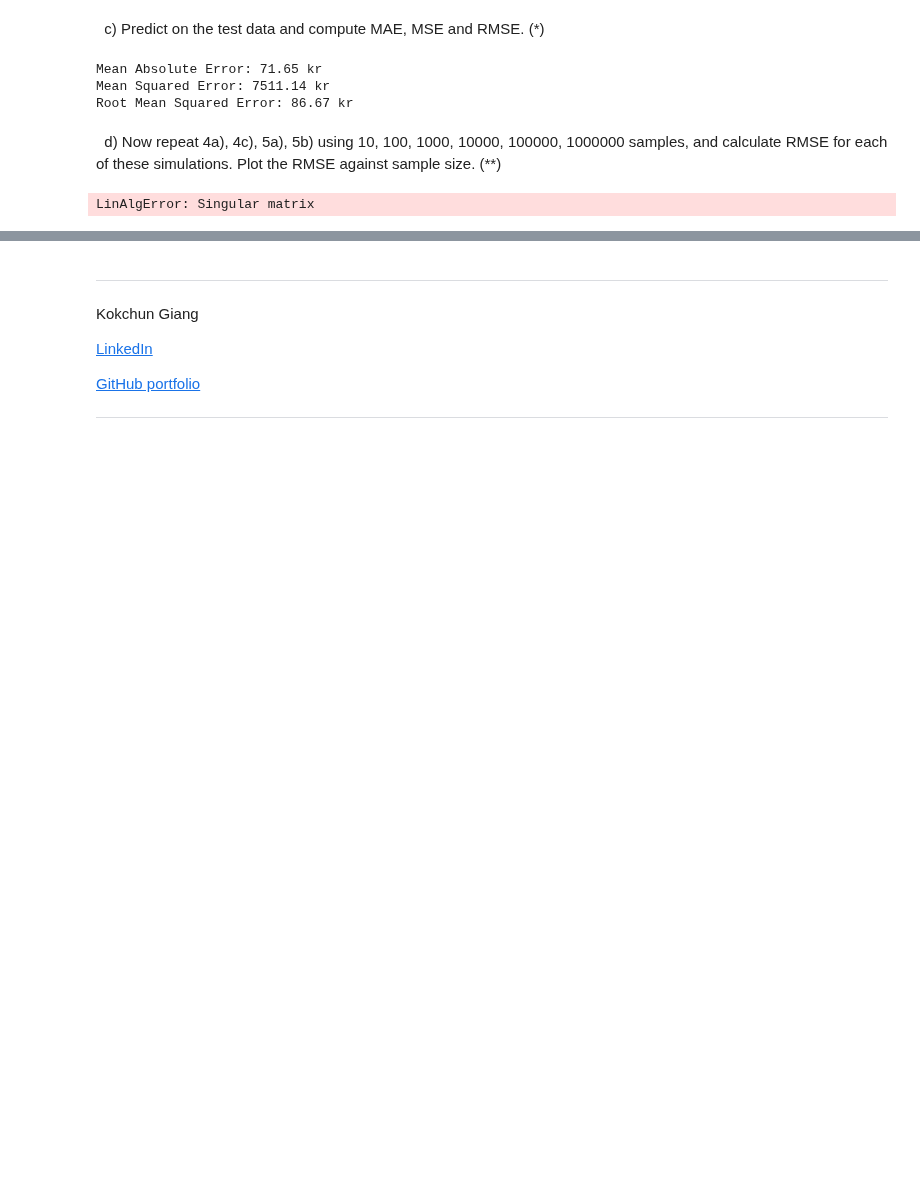
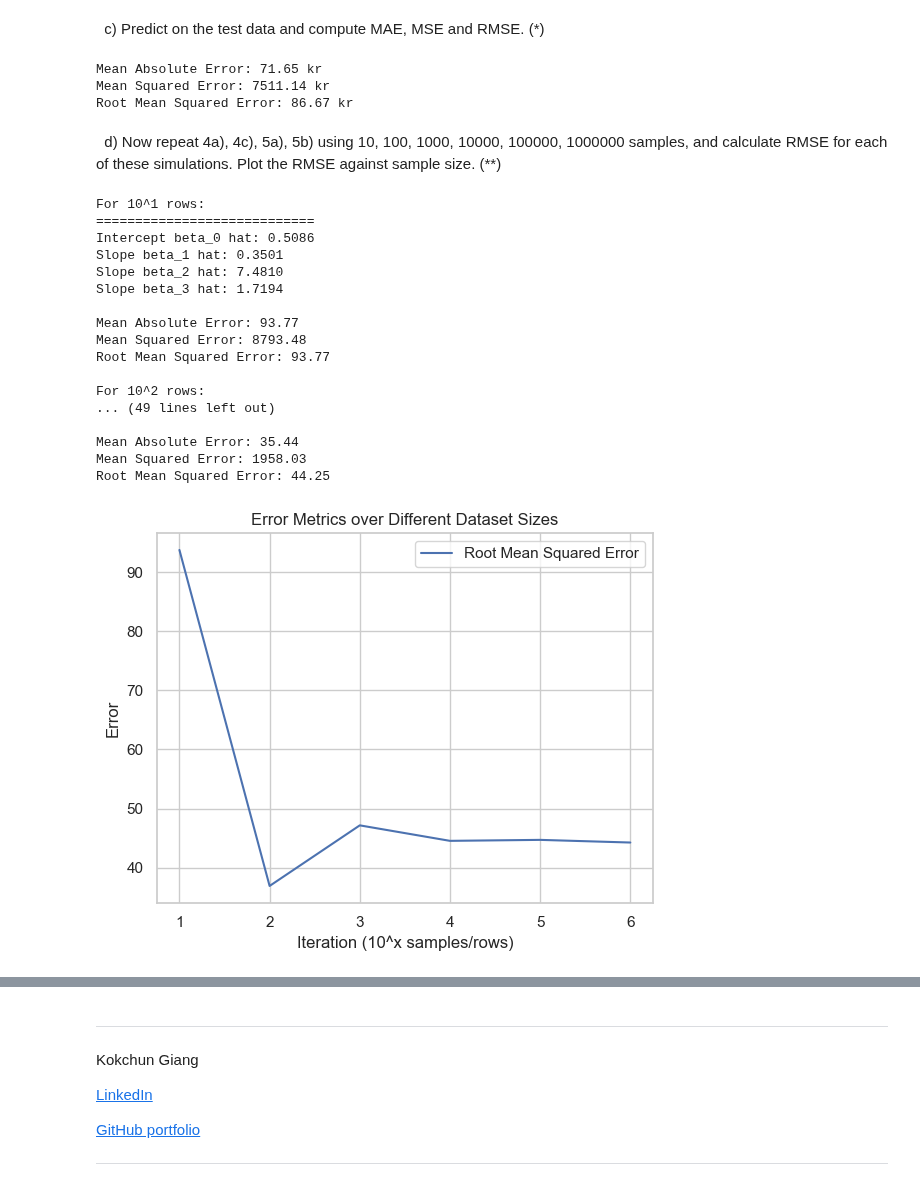
Before and after one commit to Shoresh613/Machine-Learning-Mikael-Folkesson, a Jupyter notebook: Exercises/E00_linear_regression.ipynb, the cells around one changed output, grey strips where cells are left out. Drawn from its saved outputs; the diff is of its cells as text; code cells hidden in the pictures; blank space fills up the shorter version.

```diff
--- a/Exercises/E00_linear_regression.ipynb
+++ b/Exercises/E00_linear_regression.ipynb
@@ -645,51 +645,83 @@ Root Mean Squared Error: 86.67 kr
 # %% [markdown]
 &nbsp; d) Now repeat 4a), 4c), 5a), 5b) using 10, 100, 1000, 10000, 100000, 1000000 samples, and calculate RMSE for each of these simulations. Plot the RMSE against sample size. (**)
 # %%
-for i in range(1,7):
-    np.random.RandomState(42)
+from sklearn.model_selection import train_test_split
+
+MAE_vector = []
+MSE_vector = []
+RMSE_vector = []
+
+for i in range(1, 7):
+    rng = np.random.RandomState(42)
     X0 = np.ones(10**i)
-    X1 = np.abs(np.random.normal(100, 100, 10**i))
-    X2 = np.random.uniform(0, 50, 10**i)
-    X3 = np.abs(np.random.normal(0, 2, 10**i))
-    noise = np.random.normal(0, 50, 10**i)
+    X1 = np.abs(rng.normal(100, 100, 10**i))
+    X2 = rng.uniform(0, 50, 10**i)
+    X3 = np.abs(rng.normal(0, 2, 10**i))
+    noise = rng.normal(0, 50, 10**i)
     Y = 25 + 2*X1 + 0.5*X2 + 50*X3 + noise
 
-    df = pd.DataFrame({'Y': Y, 'X0': X0, 'X1': X1, 'X2': X2, 'X3': X3, 'ε': noise})
+    df = pd.DataFrame({'Y': Y, 'X0': X0, 'X1': X1, 'X2': X2, 'X3': X3})
 
     df = df[df['Y'] <= 300]
     df = df[df['Y'] > 0]
     df = df[df["X3"] < 4]
 
-    X_train, X_test, y_train, y_test = train_test_split(df[['X0','X1','X2','X3']], df['Y']+noise[:len(df['X1'])], train_fraction=0.8, random_state=42, replace=False)
+    X_train, X_test, y_train, y_test = train_test_split(df[['X0','X1','X2','X3']], df['Y'], test_size=0.2, random_state=42)
 
-    X, y = X_train[["X0", "X1", "X2", "X3"]], y_train
+    X, y = X_train, y_train
 
-    # fits a polynomial of degree deg using least squares polynomial fit
-    b = np.linalg.inv(X.T @ X) @ X.T @ y
-    b
-    # predicted y, note that beta_0 and beta_1 are actually beta_0, beta_1 hats as they are sample estimates
+    lambda_ = 1  # Regularisation parameter
+    b = np.linalg.inv(X.T @ X + lambda_ * np.eye(X.shape[1])) @ X.T @ y
 
-    y_hat = lambda x1,x2,x3: b[0] + b[1] * x1 + b[2] * x2 + b[3] * x3
     print("For 10^" + str(i) + " rows:")
     print("============================")
     print(f"Intercept beta_0 hat: {b[0]:.4f}")
     print(f"Slope beta_1 hat: {b[1]:.4f}")
     print(f"Slope beta_2 hat: {b[2]:.4f}")
-    print(f"Slope beta_3 hat: {b[3]:.4f}")
+    print(f"Slope beta_3 hat: {b[3]:.4f}\n")
 
-    MAE_vector = []
-    MSE_vector = []
-    RMSE_vector = []
+    # Calculate y_hat
+    y_pred = b[0] + b[1] * X_test['X1'] + b[2] * X_test['X2'] + b[3] * X_test['X3']
 
-    MAE_vector += np.mean(np.abs(y_test - y_pred[1])) # Mean Absolute Error
-    MSE_vector += np.mean((y_test - y_pred[1])**2) # Mean Squared Error
-    RMSE_vector += np.sqrt(MSE) # Root Mean Squared Error
+    MAE = np.mean(np.abs(y_test - y_pred))
+    MSE = np.mean((y_test - y_pred)**2)
+    RMSE = np.sqrt(MSE)
 
-plt.plot(range(1,7), MAE_vector, label="Mean Absolute Error")
-plt.plot(range(1,7), MSE_vector, label="Mean Squared Error")
+    MAE_vector.append(MAE)
+    MSE_vector.append(MSE)
+    RMSE_vector.append(RMSE)
+
+    print(f"Mean Absolute Error: {MAE:.2f}")
+    print(f"Mean Squared Error: {MSE:.2f}")
+    print(f"Root Mean Squared Error: {RMSE:.2f}\n")
+
+# plt.plot(range(1,7), MAE_vector, label="Mean Absolute Error")
+# plt.plot(range(1,7), MSE_vector, label="Mean Squared Error")
 plt.plot(range(1,7), RMSE_vector, label="Root Mean Squared Error")
+plt.legend()
+plt.xlabel("Iteration (10^x samples/rows)")
+plt.ylabel("Error")
+plt.title("Error Metrics over Different Dataset Sizes")
+plt.show()
 # %% [output]
-LinAlgError: Singular matrix
+For 10^1 rows:
+============================
+Intercept beta_0 hat: 0.5086
+Slope beta_1 hat: 0.3501
+Slope beta_2 hat: 7.4810
+Slope beta_3 hat: 1.7194
+
+Mean Absolute Error: 93.77
+Mean Squared Error: 8793.48
+Root Mean Squared Error: 93.77
+
+For 10^2 rows:
+... (49 lines left out)
+
+Mean Absolute Error: 35.44
+Mean Squared Error: 1958.03
+Root Mean Squared Error: 44.25
+[figure, added]
 # %% [markdown]
 
 
```
Also changed, not shown: parts of 2 cells of this notebook, 1 other file.
